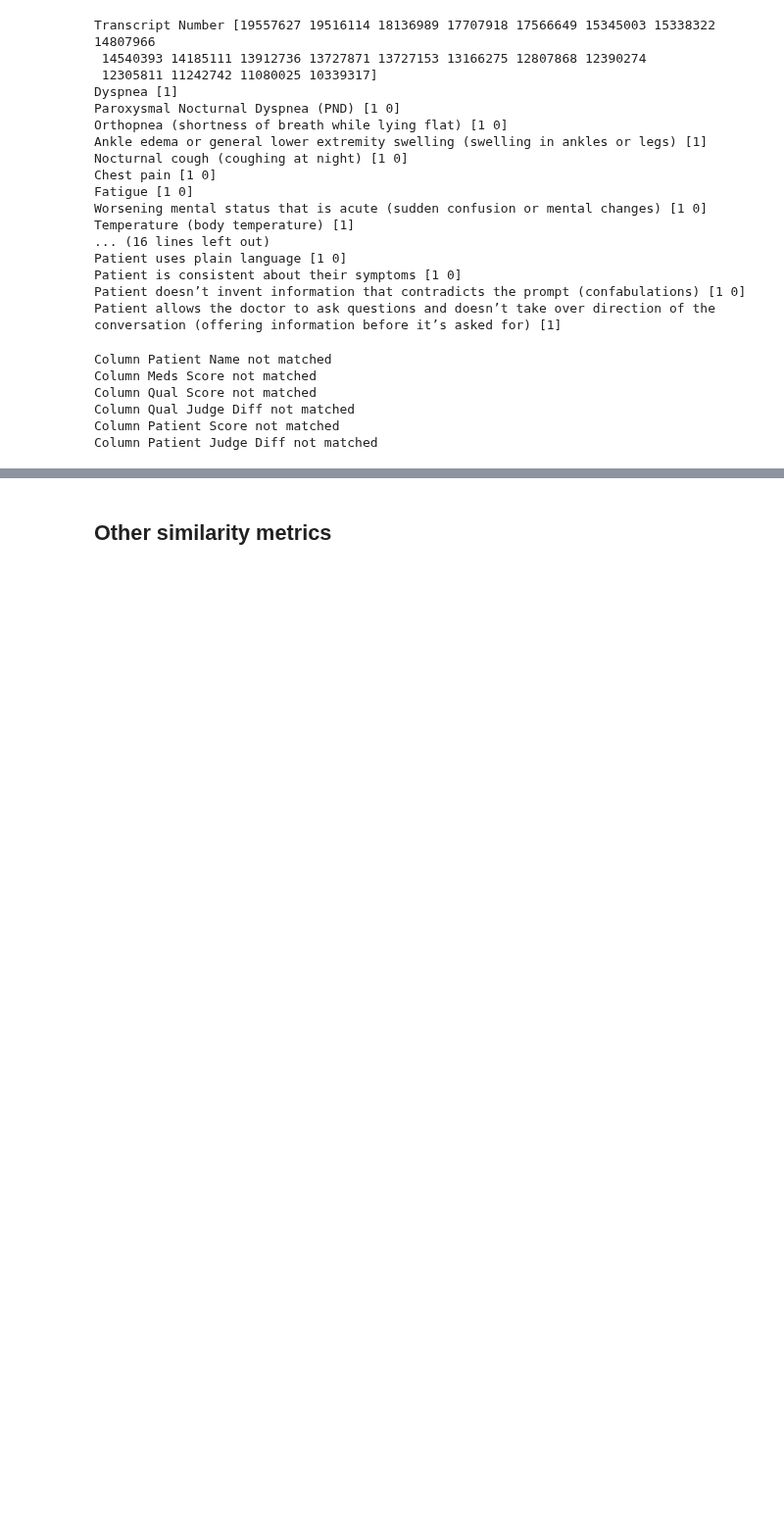
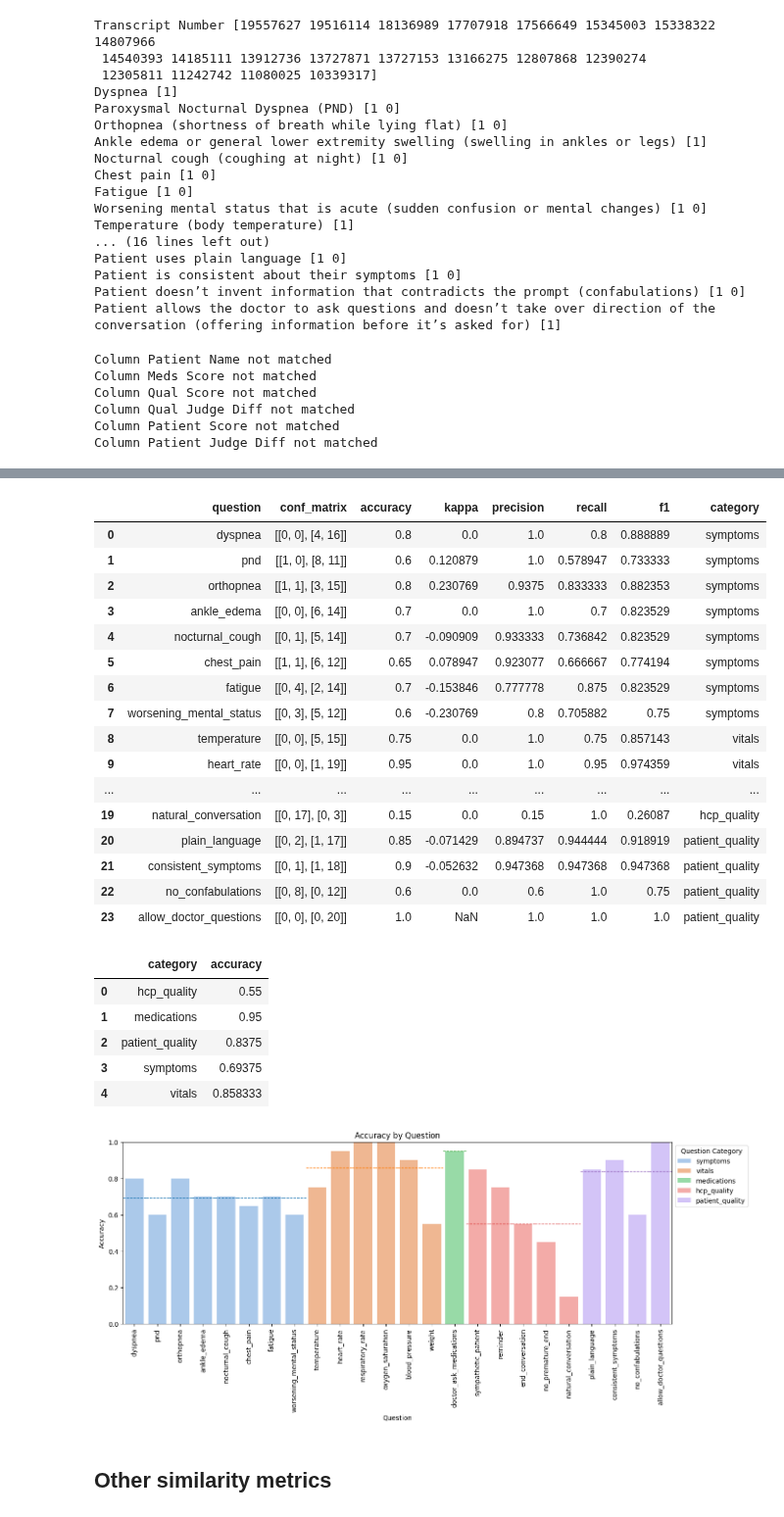
Before and after one commit to recoverycompanion/reco, a Jupyter notebook: reco_analysis/notebooks/eval-llm-as-a-judge.ipynb, the cells around one changed output, grey strips where cells are left out. Shown at 98% size. Cells and saved outputs as stored; diff of their text form; code cells hidden in the pictures; blank space fills up the shorter version.

Commit message:
plot question accuracies

```diff
--- a/reco_analysis/notebooks/eval-llm-as-a-judge.ipynb
+++ b/reco_analysis/notebooks/eval-llm-as-a-judge.ipynb
@@ -13,8 +13,8 @@ import seaborn as sns
 # Choose which llm-as-a-judge data to evaluate
 common_path = "../data/evaluations/"
 
-# llm_judge_file = '2024-07-03-output_gpt35.csv'
-llm_judge_file = '2024-07-03-output_gpt4.csv'
+llm_judge_file = '2024-07-03-output_gpt35.csv'
+# llm_judge_file = '2024-07-03-output_gpt4.csv'
 llm_data = pd.read_csv(common_path + llm_judge_file)
 
 # This is from our sweat blood and tears
@@ -100,8 +100,17 @@ columns_matching = {
     'Patient doesn’t invent information that contradicts the prompt (confabulations)': "no_confabulations",
     'Patient allows the doctor to ask questions and doesn’t take over direction of the conversation (offering information before it’s asked for)': "allow_doctor_questions"
 }
+
 short_columns = list(set(columns_matching.values()))
 feature_columns = [col for col in short_columns if col not in ['transcript_id']]
+
+question_categories = {
+    "symptoms": ["dyspnea", "pnd", "orthopnea", "ankle_edema", "nocturnal_cough", "chest_pain", "fatigue", "worsening_mental_status"],
+    "vitals": ["temperature", "heart_rate", "respiratory_rate", "oxygen_saturation", "blood_pressure", "weight"],
+    "medications": ["doctor_ask_medications"],
+    "hcp_quality": ["sympathetic_patient", "reminder", "end_conversation", "no_premature_end", "natural_conversation"],
+    "patient_quality": ["plain_language", "consistent_symptoms", "no_confabulations", "allow_doctor_questions"],
+}
 
 
 def rename_columns(df):
@@ -180,3 +243,67 @@ fig, axes = plot_confusion_matrix(
+# %%
+metric_to_plot = "accuracy"
+
+df_accuracy = pd.DataFrame(metrics).T
+df_accuracy["category"] = df_accuracy.index.map(
+    lambda x: next((k for k, v in question_categories.items() if x in v), None)
+)
+df_accuracy.index.name = "question"
+df_accuracy.reset_index(inplace=True)
+display(df_accuracy)
+
+
+# calculate average by category
+df_accuracy_avg = df_accuracy.groupby("category")[metric_to_plot].mean().reset_index()
+display(df_accuracy_avg)
+
+# now plot metric by question
+fig, ax = plt.subplots(figsize=(15, 5))
+
+sns.barplot(data=df_accuracy, x="question", y=metric_to_plot, hue="category", ax=ax, palette="pastel")
+plt.legend(loc='upper left', bbox_to_anchor=(1, 1), title="Question Category")
+
+# also plot the averages using dashed lines
+sns.set_palette("tab10")
+for i, question in enumerate(df_accuracy["question"]):
+    category = df_accuracy.loc[df_accuracy["question"] == question, "category"].values[0]
+    avg = df_accuracy_avg.loc[df_accuracy_avg["category"] == category, metric_to_plot].values[0]
+    category_idx = df_accuracy["category"].unique().tolist().index(category)
+    color = sns.color_palette()[category_idx]
+    ax.plot([i - 0.5, i + 0.5], [avg, avg], color=color, linestyle="--", linewidth=1)
+
+ax.set_xlim(-0.5, len(df_accuracy) - 0.5)
+ax.set_ylim(0, 1)
+ax.set_title(f"{metric_to_plot.capitalize()} by Question")
+ax.set_ylabel(metric_to_plot.capitalize())
+ax.set_xlabel("Question")
+plt.xticks(rotation=90)
+
+plt.show()
+# %% [output]
+|  | question | conf_matrix | accuracy | kappa | precision | recall | f1 | category |
+| 0 | dyspnea | [[0, 0], [4, 16]] | 0.8 | 0.0 | 1.0 | 0.8 | 0.888889 | symptoms |
+| 1 | pnd | [[1, 0], [8, 11]] | 0.6 | 0.120879 | 1.0 | 0.578947 | 0.733333 | symptoms |
+| 2 | orthopnea | [[1, 1], [3, 15]] | 0.8 | 0.230769 | 0.9375 | 0.833333 | 0.882353 | symptoms |
+| 3 | ankle_edema | [[0, 0], [6, 14]] | 0.7 | 0.0 | 1.0 | 0.7 | 0.823529 | symptoms |
+| 4 | nocturnal_cough | [[0, 1], [5, 14]] | 0.7 | -0.090909 | 0.933333 | 0.736842 | 0.823529 | symptoms |
+| 5 | chest_pain | [[1, 1], [6, 12]] | 0.65 | 0.078947 | 0.923077 | 0.666667 | 0.774194 | symptoms |
+| 6 | fatigue | [[0, 4], [2, 14]] | 0.7 | -0.153846 | 0.777778 | 0.875 | 0.823529 | symptoms |
+| 7 | worsening_mental_status | [[0, 3], [5, 12]] | 0.6 | -0.230769 | 0.8 | 0.705882 | 0.75 | symptoms |
+| 8 | temperature | [[0, 0], [5, 15]] | 0.75 | 0.0 | 1.0 | 0.75 | 0.857143 | vitals |
+| 9 | heart_rate | [[0, 0], [1, 19]] | 0.95 | 0.0 | 1.0 | 0.95 | 0.974359 | vitals |
+| ... | ... | ... | ... | ... | ... | ... | ... | ... |
+| 19 | natural_conversation | [[0, 17], [0, 3]] | 0.15 | 0.0 | 0.15 | 1.0 | 0.26087 | hcp_quality |
+| 20 | plain_language | [[0, 2], [1, 17]] | 0.85 | -0.071429 | 0.894737 | 0.944444 | 0.918919 | patient_quality |
+| 21 | consistent_symptoms | [[0, 1], [1, 18]] | 0.9 | -0.052632 | 0.947368 | 0.947368 | 0.947368 | patient_quality |
+| 22 | no_confabulations | [[0, 8], [0, 12]] | 0.6 | 0.0 | 0.6 | 1.0 | 0.75 | patient_quality |
+| 23 | allow_doctor_questions | [[0, 0], [0, 20]] | 1.0 | NaN | 1.0 | 1.0 | 1.0 | patient_quality |
+|  | category | accuracy |
+| 0 | hcp_quality | 0.55 |
+| 1 | medications | 0.95 |
+| 2 | patient_quality | 0.8375 |
+| 3 | symptoms | 0.69375 |
+| 4 | vitals | 0.858333 |
+[figure, added]
 # %% [markdown]
 ## Other similarity metrics
 # %%
```
Also changed, not shown: parts of 2 cells of this notebook.
